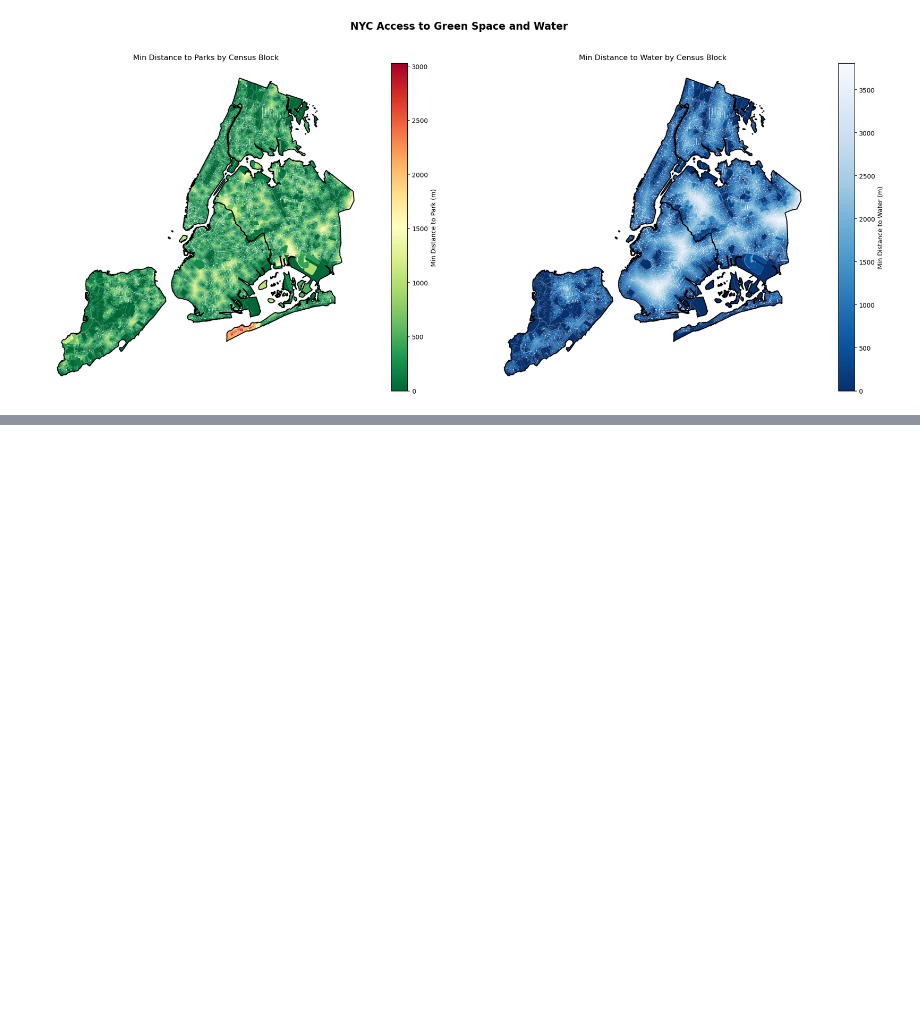
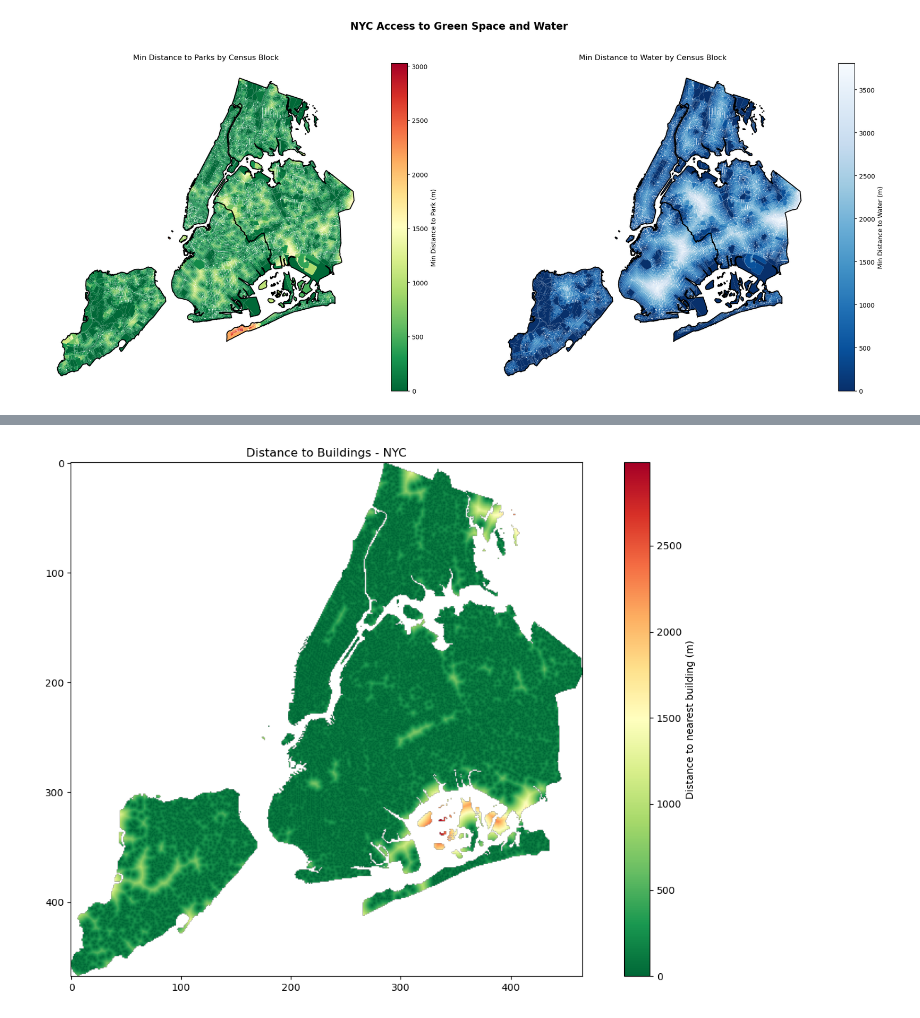
Before and after one commit to emily-gy/Urban_Heat_Project, a Jupyter notebook: Urban_Heat_Combined_Block_Data.ipynb, the cells around one changed output, grey strips where cells are left out. Drawn from its saved outputs; the diff is of its cells as text; code cells hidden in the pictures; blank space fills up the shorter version.

```diff
--- a/Urban_Heat_Pop_Water_Parks.ipynb
+++ b/Urban_Heat_Combined_Block_Data.ipynb
@@ -331,0 +348,38 @@ nyc_blocks_utm.to_csv("NYC_block_temp_water_parks.csv", sep=",")
+# %%
+resolution = 100  # meters per pixel
+minx, miny, maxx, maxy = nyc_boundary.total_bounds
+width = int((maxx - minx) / resolution)
+height = int((maxy - miny) / resolution)
+transform = from_bounds(minx, miny, maxx, maxy, width, height)
+
+# rasters for the parks and the boundaries
+buildings_mask = rasterize(
+    shapes=buildings_data.geometry,
+    out_shape=(height, width),
+    transform=transform,
+    fill=0,
+    default_value=1,
+    dtype="uint8",
+)
+
+nyc_mask = rasterize(
+    shapes=nyc_boundary.geometry,
+    out_shape=(height, width),
+    transform=transform,
+    fill=0,
+    default_value=1,
+    dtype="uint8",
+)
+# %%
+# --- Distance transform ---
+buildings_distance_meters = distance_transform_edt(1 - buildings_mask) * resolution
+buildings_distance_meters[nyc_mask == 0] = np.nan
+# %%
+fig, ax = plt.subplots(figsize=(12, 8))
+im = ax.imshow(buildings_distance_meters, cmap="RdYlGn_r")
+plt.colorbar(im, ax=ax, label="Distance to nearest building (m)")
+ax.set_title("Distance to Buildings - NYC")
+plt.tight_layout()
+plt.show()
+# %% [output]
+[figure, added]
```
Also changed, not shown: parts of 6 cells of this notebook, 1 other file.
